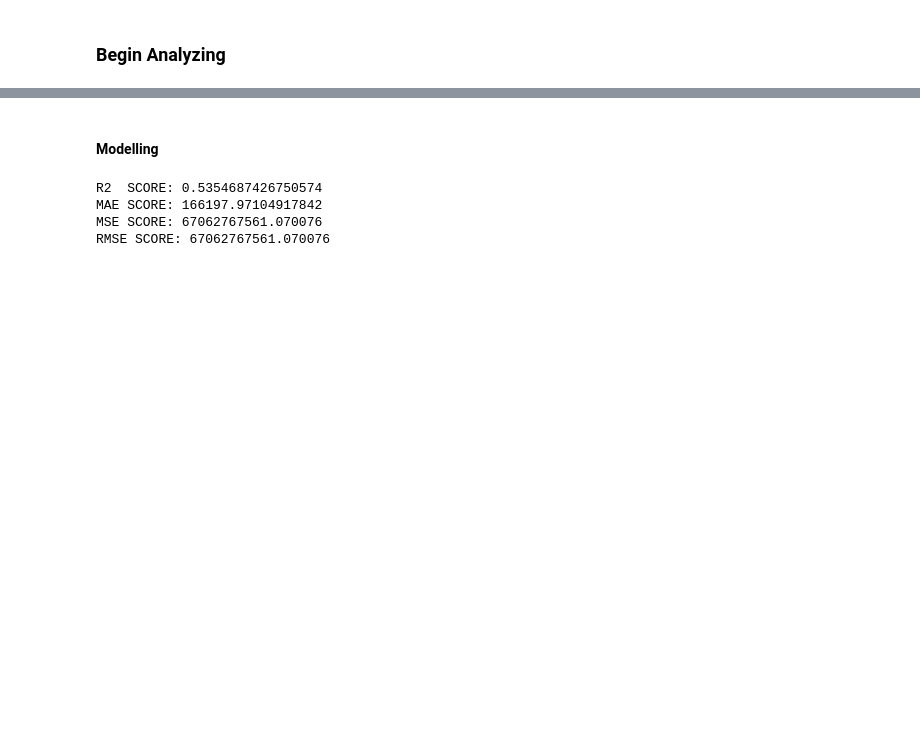
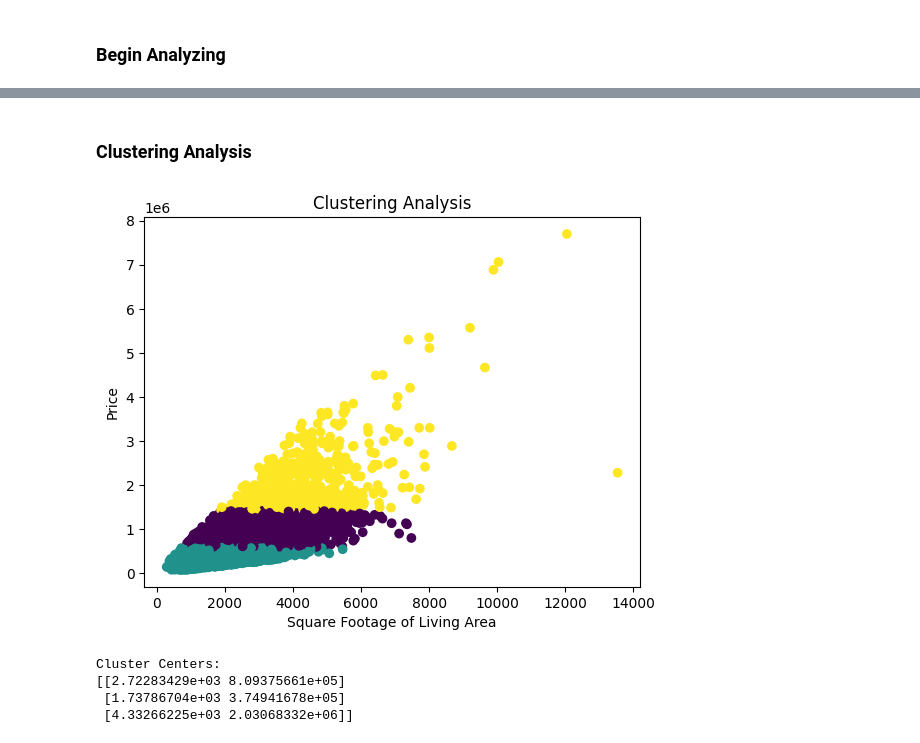
Before and after one commit to andidprastyo/Data-Analyst-Projects, a Jupyter notebook: Data Analysis/House Pricing Analysis/analysis.ipynb, the cells around one changed output, grey strips where cells are left out. Saved outputs shown, nothing was run; the diff lists cells and outputs as text; code cells hidden in the pictures; blank space fills up the shorter version.

Commit message:
Clustering Analysis

```diff
--- a/Data Analysis/House Pricing Analysis/analysis.ipynb
+++ b/Data Analysis/House Pricing Analysis/analysis.ipynb
@@ -171,2 +162,0 @@ X_train, X_test, y_train, y_test = train_test_split(X, y, test_size=0.3, random_
-# %% [markdown]
-#### Modelling
@@ -177,15 +163,31 @@ y_pred = lr.predict(X_test) # Predict the test data
-# %%
-r2_score = r2_score(y_test, y_pred)
-mae_score = mean_absolute_error(y_test, y_pred)
-mse_score = mean_squared_error(y_test, y_pred)
-rmse_score = mean_squared_error(y_test, y_pred, squared=True) # RMSE diaktifkan dengan parameter squared=True
-
-print(f'R2  SCORE: {r2_score}')
-print(f'MAE SCORE: {mae_score}')
-print(f'MSE SCORE: {mse_score}')
-print(f'RMSE SCORE: {rmse_score}')
-# %% [output]
-R2  SCORE: 0.5354687426750574
-MAE SCORE: 166197.97104917842
-MSE SCORE: 67062767561.070076
-RMSE SCORE: 67062767561.070076
+# %% [markdown]
+### Clustering Analysis
+# %%
+# Select feature
+X = df[['sqft_living', 'price']]
+
+num_clusters = 3
+
+# KMeans Clustering Algorithm
+kmeans = KMeans(n_clusters=num_clusters, random_state=42)
+
+# Clustering the data
+df['cluster'] = kmeans.fit_predict(X)
+# %%
+plt.scatter(df['sqft_living'], df['price'], c=df['cluster'], cmap='viridis')
+plt.xlabel('Square Footage of Living Area')
+plt.ylabel('Price')
+plt.title('Clustering Analysis')
+plt.show()
+# %% [output]
+[figure, added]
+# %%
+# Analyzing the Clusters
+cluster_centers = kmeans.cluster_centers_
+print('Cluster Centers:')
+print(cluster_centers)
+# %% [output]
+Cluster Centers:
+[[2.72283429e+03 8.09375661e+05]
+ [1.73786704e+03 3.74941678e+05]
+ [4.33266225e+03 2.03068332e+06]]
```
Also changed, not shown: parts of 6 cells of this notebook.
